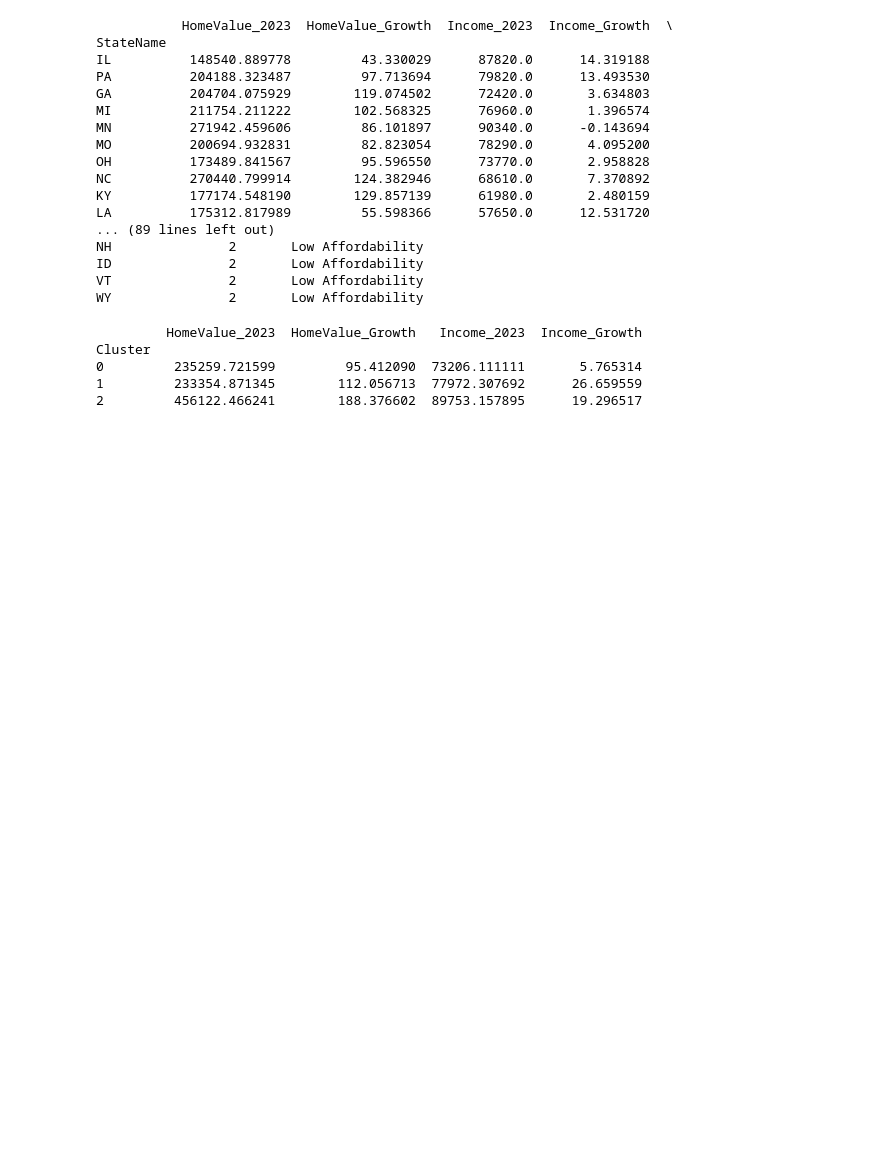
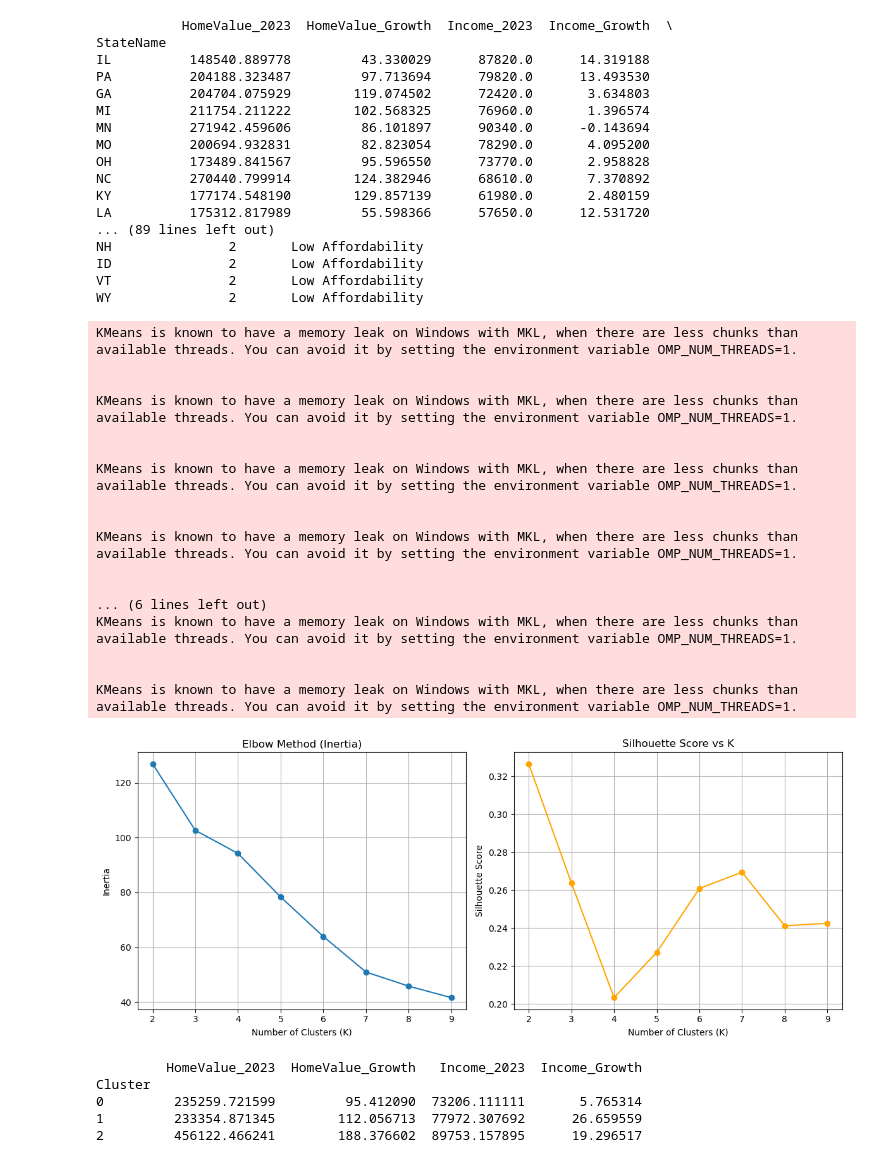
Before and after one commit to uic-cs418/group-project-stat-squad, a Jupyter notebook: Tasneem Mubashshira Notebook.ipynb, the cells around one changed output. Saved outputs shown, nothing was run; the diff lists cells and outputs as text; code cells hidden in the pictures; blank space fills up the shorter version.

```diff
--- a/Tasneem Mubashshira Notebook.ipynb
+++ b/Tasneem Mubashshira Notebook.ipynb
@@ -343,6 +343,65 @@ NH               2       Low Affordability
 ID               2       Low Affordability
 VT               2       Low Affordability
 WY               2       Low Affordability
+# %%
+from sklearn.cluster import KMeans
+from sklearn.metrics import silhouette_score
+import matplotlib.pyplot as plt
+import numpy as np
+
+# Range of K values to try
+K_range = range(2, 10)
+
+inertias = []
+silhouette_scores = []
+
+for k in K_range:
+    kmeans = KMeans(n_clusters=k, random_state=42)
+    labels = kmeans.fit_predict(scaled_data)  # scaled_data = standardized feature matrix from earlier
+
+    inertias.append(kmeans.inertia_)
+    silhouette_scores.append(silhouette_score(scaled_data, labels))
+
+# Plotting
+plt.figure(figsize=(12, 5))
+
+# Elbow Method
+plt.subplot(1, 2, 1)
+plt.plot(K_range, inertias, marker='o')
+plt.title('Elbow Method (Inertia)')
+plt.xlabel('Number of Clusters (K)')
+plt.ylabel('Inertia')
+plt.grid(True)
+
+# Silhouette Score
+plt.subplot(1, 2, 2)
+plt.plot(K_range, silhouette_scores, marker='o', color='orange')
+plt.title('Silhouette Score vs K')
+plt.xlabel('Number of Clusters (K)')
+plt.ylabel('Silhouette Score')
+plt.grid(True)
+
+plt.tight_layout()
+plt.show()
+# %% [output]
+KMeans is known to have a memory leak on Windows with MKL, when there are less chunks than available threads. You can avoid it by setting the environment variable OMP_NUM_THREADS=1.
+
+
+KMeans is known to have a memory leak on Windows with MKL, when there are less chunks than available threads. You can avoid it by setting the environment variable OMP_NUM_THREADS=1.
+
+
+KMeans is known to have a memory leak on Windows with MKL, when there are less chunks than available threads. You can avoid it by setting the environment variable OMP_NUM_THREADS=1.
+
+
+KMeans is known to have a memory leak on Windows with MKL, when there are less chunks than available threads. You can avoid it by setting the environment variable OMP_NUM_THREADS=1.
+
+
+... (6 lines left out)
+KMeans is known to have a memory leak on Windows with MKL, when there are less chunks than available threads. You can avoid it by setting the environment variable OMP_NUM_THREADS=1.
+
+
+KMeans is known to have a memory leak on Windows with MKL, when there are less chunks than available threads. You can avoid it by setting the environment variable OMP_NUM_THREADS=1.
+[figure, added]
 # %%
 cluster_summary = clustering_df.groupby('Cluster')[['HomeValue_2023', 'HomeValue_Growth', 'Income_2023', 'Income_Growth']].mean()
 print(cluster_summary)
```
